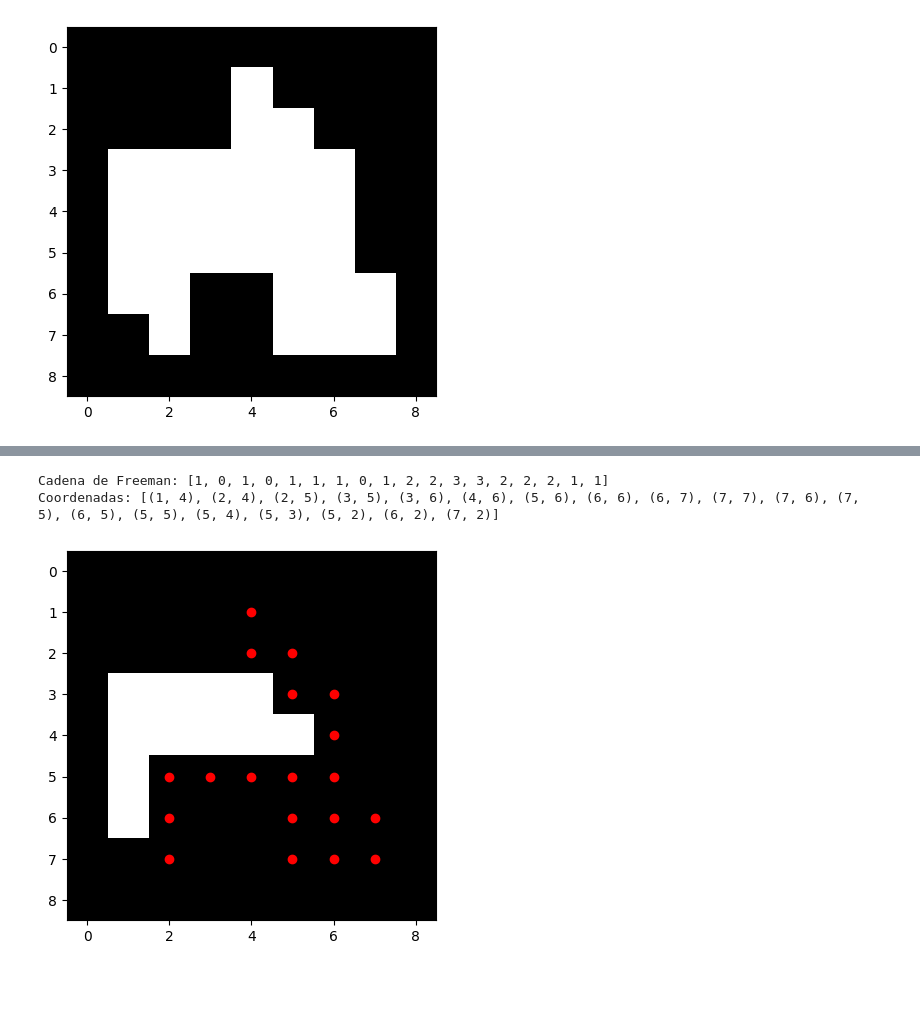
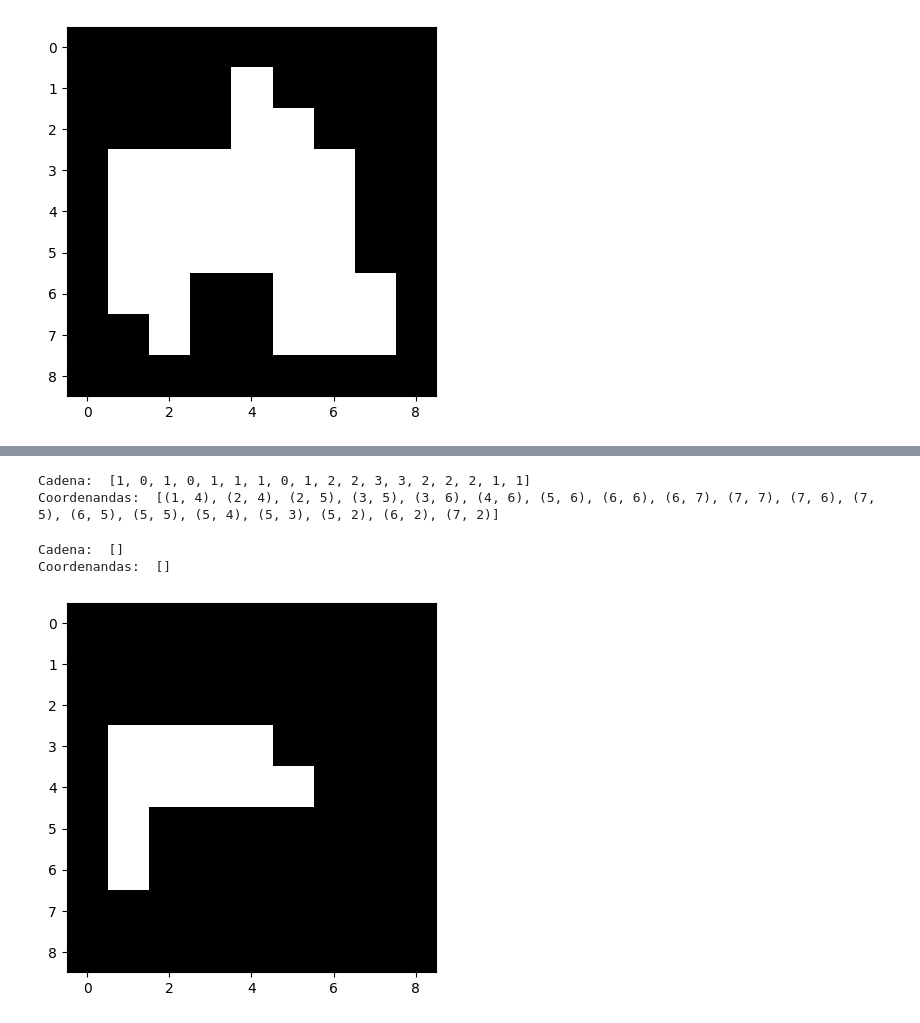
Before and after one commit to OmarFloresSanchez/Pancitos, a Jupyter notebook: Practica2-2/practica2-2.ipynb, the cells around one changed output, grey strips where cells are left out. Cells and saved outputs as stored; diff of their text form; code cells hidden in the pictures; blank space fills up the shorter version.

```diff
--- a/Practica2-2/practica2-2.ipynb
+++ b/Practica2-2/practica2-2.ipynb
@@ -94,18 +94,77 @@ def chainFreeman4(imgBinarizada, puntoInicio):
             break
 
     return cadena,coordenadas
+
+cadena, coordenadas = chainFreeman4(prueba,inicio)
+print("Cadena: ", cadena)
+print("Coordenandas: ", coordenadas)
+# %% [output]
+Cadena:  [1, 0, 1, 0, 1, 1, 1, 0, 1, 2, 2, 3, 3, 2, 2, 2, 1, 1]
+Coordenandas:  [(1, 4), (2, 4), (2, 5), (3, 5), (3, 6), (4, 6), (5, 6), (6, 6), (6, 7), (7, 7), (7, 6), (7, 5), (6, 5), (5, 5), (5, 4), (5, 3), (5, 2), (6, 2), (7, 2)]
-# %%
-cadena,coordenadas = chainFreeman4(prueba, inicio)
-print("Cadena de Freeman:", cadena)
-print("Coordenadas:", coordenadas)
-# %% [output]
-Cadena de Freeman: [1, 0, 1, 0, 1, 1, 1, 0, 1, 2, 2, 3, 3, 2, 2, 2, 1, 1]
-Coordenadas: [(1, 4), (2, 4), (2, 5), (3, 5), (3, 6), (4, 6), (5, 6), (6, 6), (6, 7), (7, 7), (7, 6), (7, 5), (6, 5), (5, 5), (5, 4), (5, 3), (5, 2), (6, 2), (7, 2)]
+# %%
+def chainFreemanConnectivity4WithCoordinates(imgBinarizada, puntoInicio):
+    cadena = []  # Lista para almacenar la cadena de Freeman
+    coordenadas = []  # Lista para almacenar las coordenadas de los puntos
+    x, y = puntoInicio  # Inicializa las coordenadas con el punto de inicio
+    retroceder = False  # Variable para controlar si debemos retroceder
+
+    while True:
+        if imgBinarizada[x, y] == -1:
+            if not cadena:
+                break  # Si no hay más direcciones en la cadena, termina la búsqueda
+            else:
+                retroceder = True
+        else:
+            imgBinarizada[x, y] = -1  # Marca el píxel visitado
+            coordenadas.append((x, y))  # Agrega las coordenadas del punto actual
+            if not retroceder:
+                # Derecha
+                if y < imgBinarizada.shape[1] - 1 and imgBinarizada[x, y + 1] == 255:
+                    cadena.append(0)
+                    y += 1
+                # Arriba
+                elif x > 0 and imgBinarizada[x - 1, y] == 255:
+                    cadena.append(1)
+                    x -= 1
+                # Izquierda
+                elif y > 0 and imgBinarizada[x, y - 1] == 255:
+                    cadena.append(2)
+                    y -= 1
+                # Abajo
+                elif x < imgBinarizada.shape[0] - 1 and imgBinarizada[x + 1, y] == 255:
+                    cadena.append(3)
+                    x += 1
+                else:
+                    retroceder = True
+            if retroceder:
+                if cadena:
+                    ultima_direccion = cadena.pop()
+                    # Retrocede en la dirección opuesta a la última dirección visitada
+                    if ultima_direccion == 0:
+                        y -= 1
+                    elif ultima_direccion == 1:
+                        x += 1
+                    elif ultima_direccion == 2:
+                        y += 1
+                    elif ultima_direccion == 3:
+                        x -= 1
+                else:
+                    break  # Si no hay más direcciones en la cadena, termina la búsqueda
+    return cadena, coordenadas  # Devuelve la cadena de Freeman y las coordenadas de los puntos
+
+
+
+cadena1, coordenadas1 = chainFreemanConnectivity4WithCoordinates(prueba,inicio)
+print("Cadena: ", cadena1)
+print("Coordenandas: ", coordenadas1)
+# %% [output]
+Cadena:  []
+Coordenandas:  []
 # %%
 prueba = 255 - prueba
 
 plt.imshow(prueba, cmap='Greys')
-plt.plot([i[1] for i in coordenadas], [i[0] for i in coordenadas], 'ro')  # 'ro' para puntos rojos
+plt.plot([i[1] for i in coordenadas1], [i[0] for i in coordenadas1], 'ro')  # 'ro' para puntos rojos
 plt.show()
 # %% [output]
-[figure, old version]
+[figure, new version]
```
Also changed, not shown: parts of 4 cells of this notebook.
